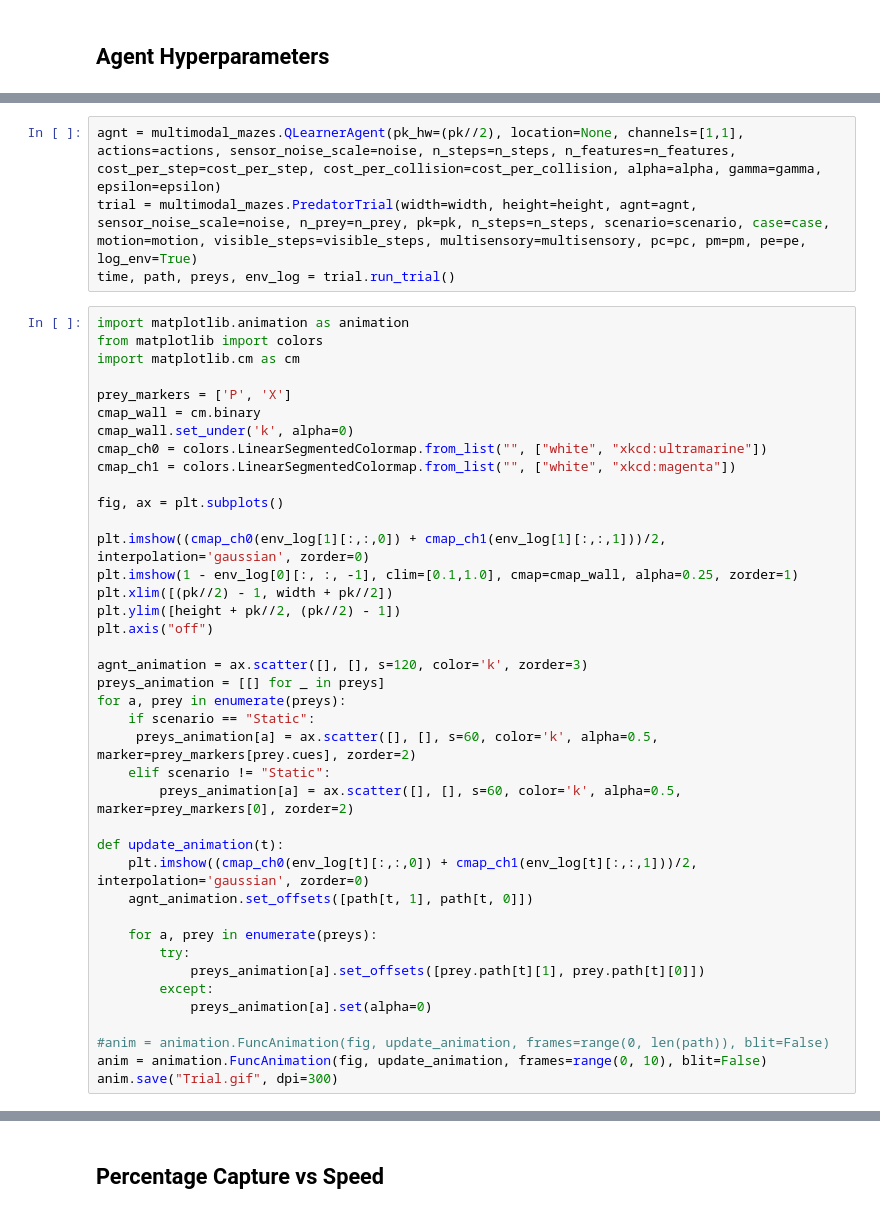
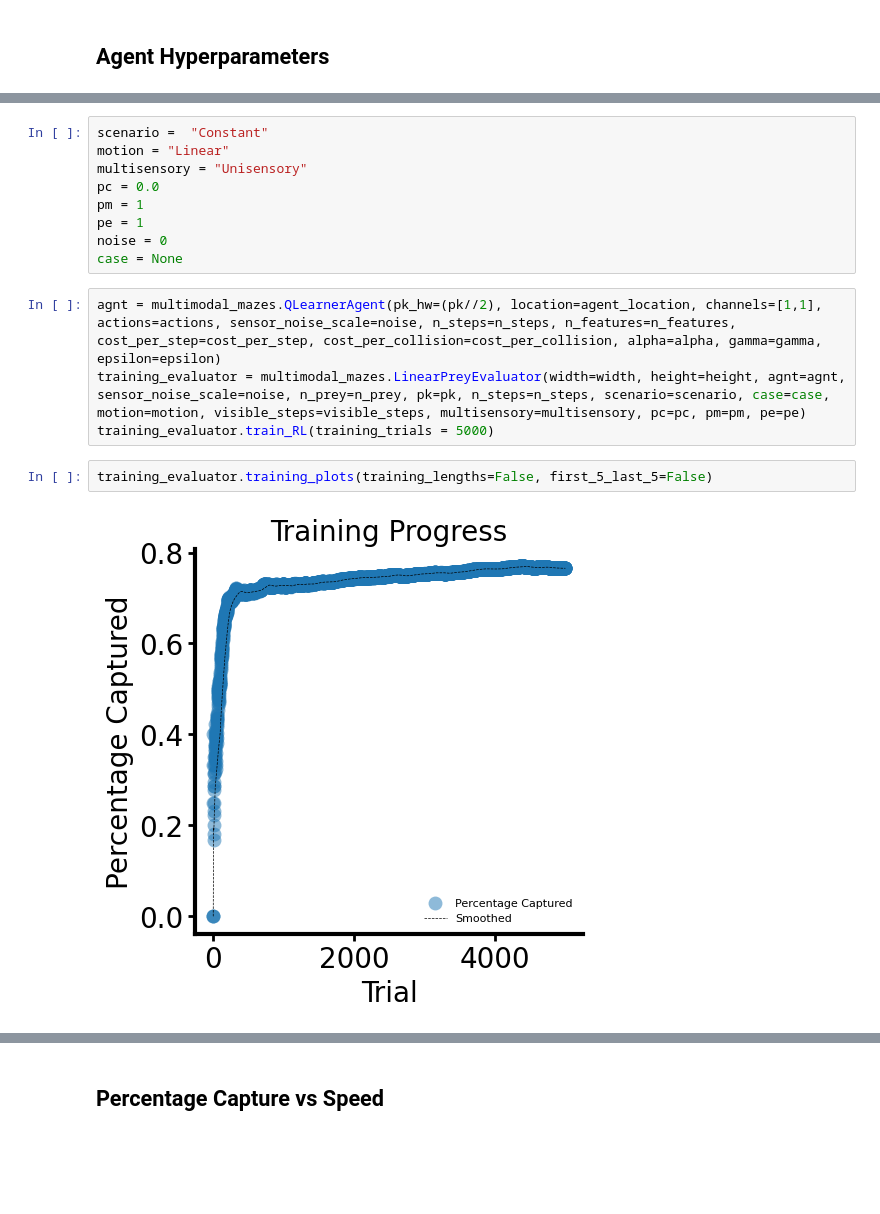
Before and after one commit to ghoshm/Multimodal_mazes, a Jupyter notebook: scripts/RL_linear_screen_prey.ipynb, the cells around one changed output, grey strips where cells are left out. Drawn from its saved outputs; the diff is of its cells as text; blank space fills up the shorter version.

```diff
--- a/scripts/RL_linear_screen_prey.ipynb
+++ b/scripts/RL_linear_screen_prey.ipynb
@@ -91,44 +58,17 @@ array([0.91367735, 0.        , 1.        ])
+# %%
+scenario =  "Constant"
+motion = "Linear"
+multisensory = "Unisensory"
+pc = 0.0
+pm = 1
+pe = 1
+noise = 0
+case = None
 # %%
-agnt = multimodal_mazes.QLearnerAgent(pk_hw=(pk//2), location=None, channels=[1,1], actions=actions, sensor_noise_scale=noise, n_steps=n_steps, n_features=n_features, cost_per_step=cost_per_step, cost_per_collision=cost_per_collision, alpha=alpha, gamma=gamma, epsilon=epsilon)
-trial = multimodal_mazes.PredatorTrial(width=width, height=height, agnt=agnt, sensor_noise_scale=noise, n_prey=n_prey, pk=pk, n_steps=n_steps, scenario=scenario, case=case, motion=motion, visible_steps=visible_steps, multisensory=multisensory, pc=pc, pm=pm, pe=pe, log_env=True)
-time, path, preys, env_log = trial.run_trial()
+agnt = multimodal_mazes.QLearnerAgent(pk_hw=(pk//2), location=agent_location, channels=[1,1], actions=actions, sensor_noise_scale=noise, n_steps=n_steps, n_features=n_features, cost_per_step=cost_per_step, cost_per_collision=cost_per_collision, alpha=alpha, gamma=gamma, epsilon=epsilon)
+training_evaluator = multimodal_mazes.LinearPreyEvaluator(width=width, height=height, agnt=agnt, sensor_noise_scale=noise, n_prey=n_prey, pk=pk, n_steps=n_steps, scenario=scenario, case=case, motion=motion, visible_steps=visible_steps, multisensory=multisensory, pc=pc, pm=pm, pe=pe)
+training_evaluator.train_RL(training_trials = 5000)
-# %%
-import matplotlib.animation as animation
-from matplotlib import colors
-import matplotlib.cm as cm
-
-prey_markers = ['P', 'X']
-cmap_wall = cm.binary
-cmap_wall.set_under('k', alpha=0)
-cmap_ch0 = colors.LinearSegmentedColormap.from_list("", ["white", "xkcd:ultramarine"])
-cmap_ch1 = colors.LinearSegmentedColormap.from_list("", ["white", "xkcd:magenta"])
-
-fig, ax = plt.subplots()
-
-plt.imshow((cmap_ch0(env_log[1][:,:,0]) + cmap_ch1(env_log[1][:,:,1]))/2, interpolation='gaussian', zorder=0)
-plt.imshow(1 - env_log[0][:, :, -1], clim=[0.1,1.0], cmap=cmap_wall, alpha=0.25, zorder=1)
-plt.xlim([(pk//2) - 1, width + pk//2])
-plt.ylim([height + pk//2, (pk//2) - 1])
-plt.axis("off")
-
-agnt_animation = ax.scatter([], [], s=120, color='k', zorder=3)
-preys_animation = [[] for _ in preys]
-for a, prey in enumerate(preys):
-    if scenario == "Static":
-     preys_animation[a] = ax.scatter([], [], s=60, color='k', alpha=0.5, marker=prey_markers[prey.cues], zorder=2)
-    elif scenario != "Static":
-        preys_animation[a] = ax.scatter([], [], s=60, color='k', alpha=0.5, marker=prey_markers[0], zorder=2)
-
-def update_animation(t):
-    plt.imshow((cmap_ch0(env_log[t][:,:,0]) + cmap_ch1(env_log[t][:,:,1]))/2, interpolation='gaussian', zorder=0)
-    agnt_animation.set_offsets([path[t, 1], path[t, 0]])
-
-    for a, prey in enumerate(preys):
-        try:
-            preys_animation[a].set_offsets([prey.path[t][1], prey.path[t][0]])
-        except:
-            preys_animation[a].set(alpha=0)
-
-#anim = animation.FuncAnimation(fig, update_animation, frames=range(0, len(path)), blit=False)
-anim = animation.FuncAnimation(fig, update_animation, frames=range(0, 10), blit=False)
-anim.save("Trial.gif", dpi=300)
+# %%
+training_evaluator.training_plots(training_lengths=False, first_5_last_5=False)
+# %% [output]
+[figure, added]
```
Also changed, not shown: parts of 14 cells of this notebook, 5 other files.
